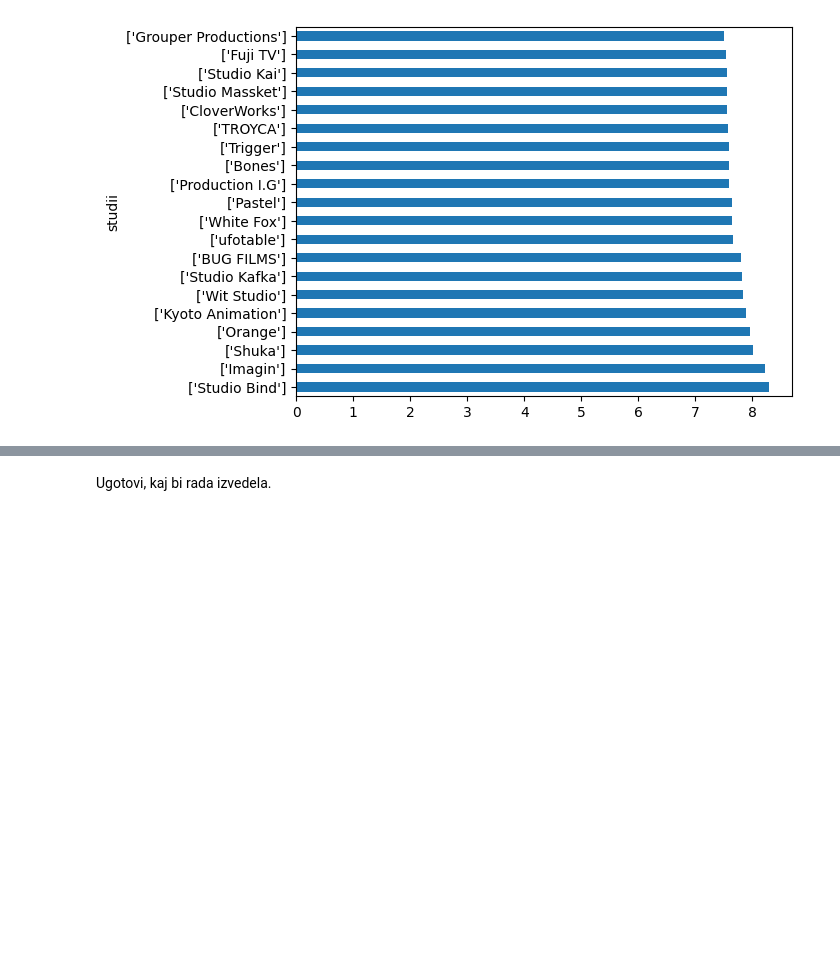
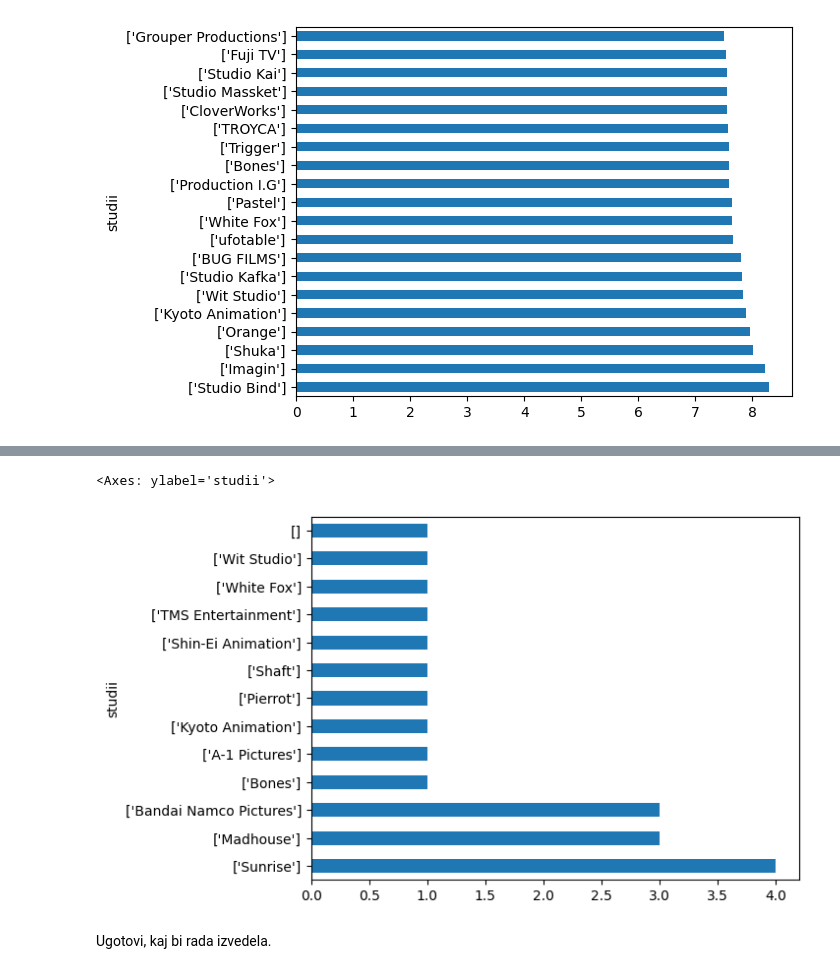
Before and after one commit to lrozman/Projektna-naloga-UVP---Rozman-Lara, a Jupyter notebook: analiza.ipynb, the cells around one changed output, grey strips where cells are left out. Saved outputs shown, nothing was run; the diff lists cells and outputs as text; code cells hidden in the pictures; blank space fills up the shorter version.

```diff
--- a/analiza.ipynb
+++ b/analiza.ipynb
@@ -560,3 +586,10 @@ VSI_ANIME.groupby("studii")["ocena"].mean().sort_values(ascending=False).head(20
+# %%
+najboljsih20.groupby("studii").size().sort_values(ascending=False).plot.barh() # Ne da se mi posebi funkcije delat spet, da bi to pobarvala al kaj, ker nimam časa. Če bo čas.
+# plus, mogla bi uredit te stringe, da se poreže ven oklepaje, ker vsaj na grafih, da ni za brez veze grdo ...
+# Ojoj, sej za anime sem vzela ID studia zraven, samo nikol jih nisem iskala ... No, zdaj je prepozno.
+# %% [output]
+<Axes: ylabel='studii'>
+[figure, added]
 # %% [markdown]
 Ugotovi, kaj bi rada izvedela.
 # %% [markdown]
```
Also changed, not shown: parts of 20 cells of this notebook, 1 other file.
